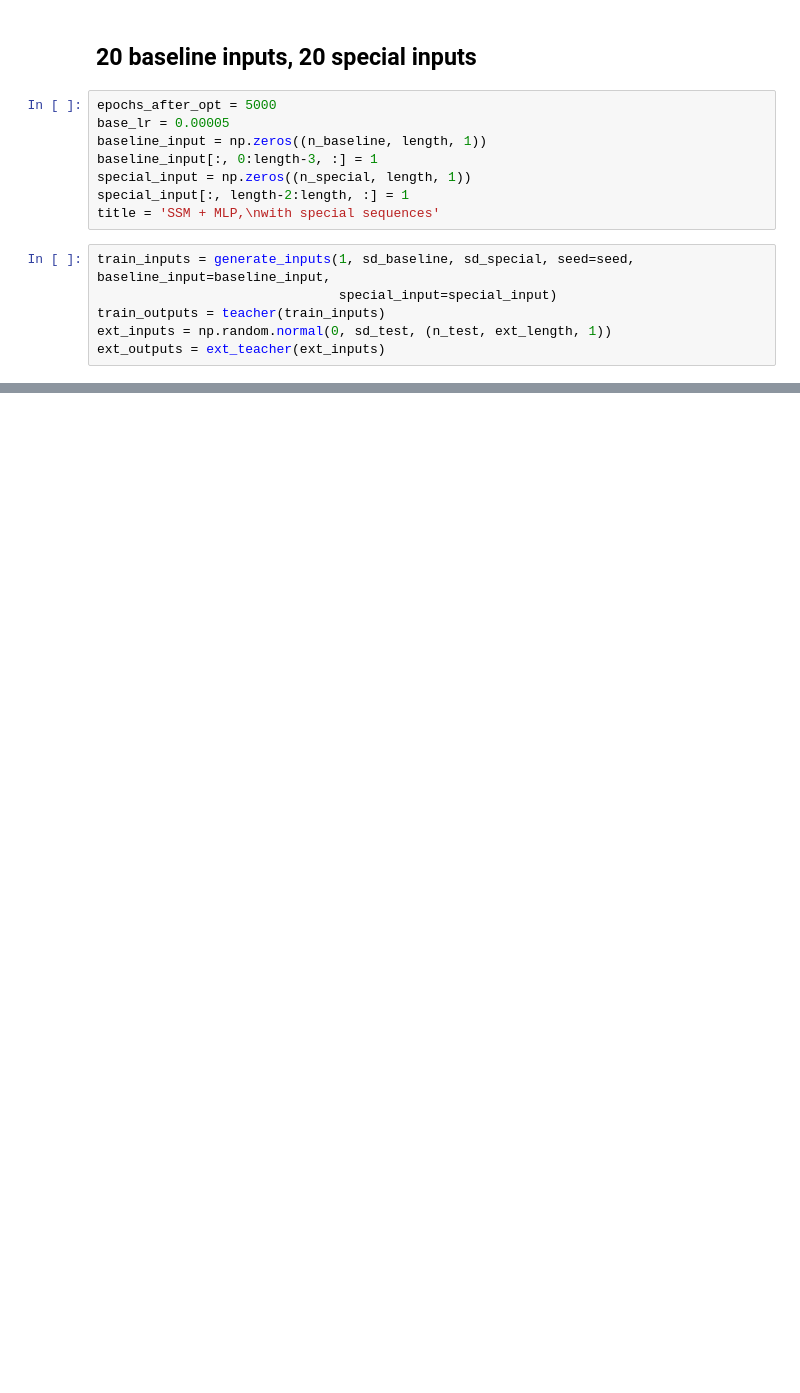
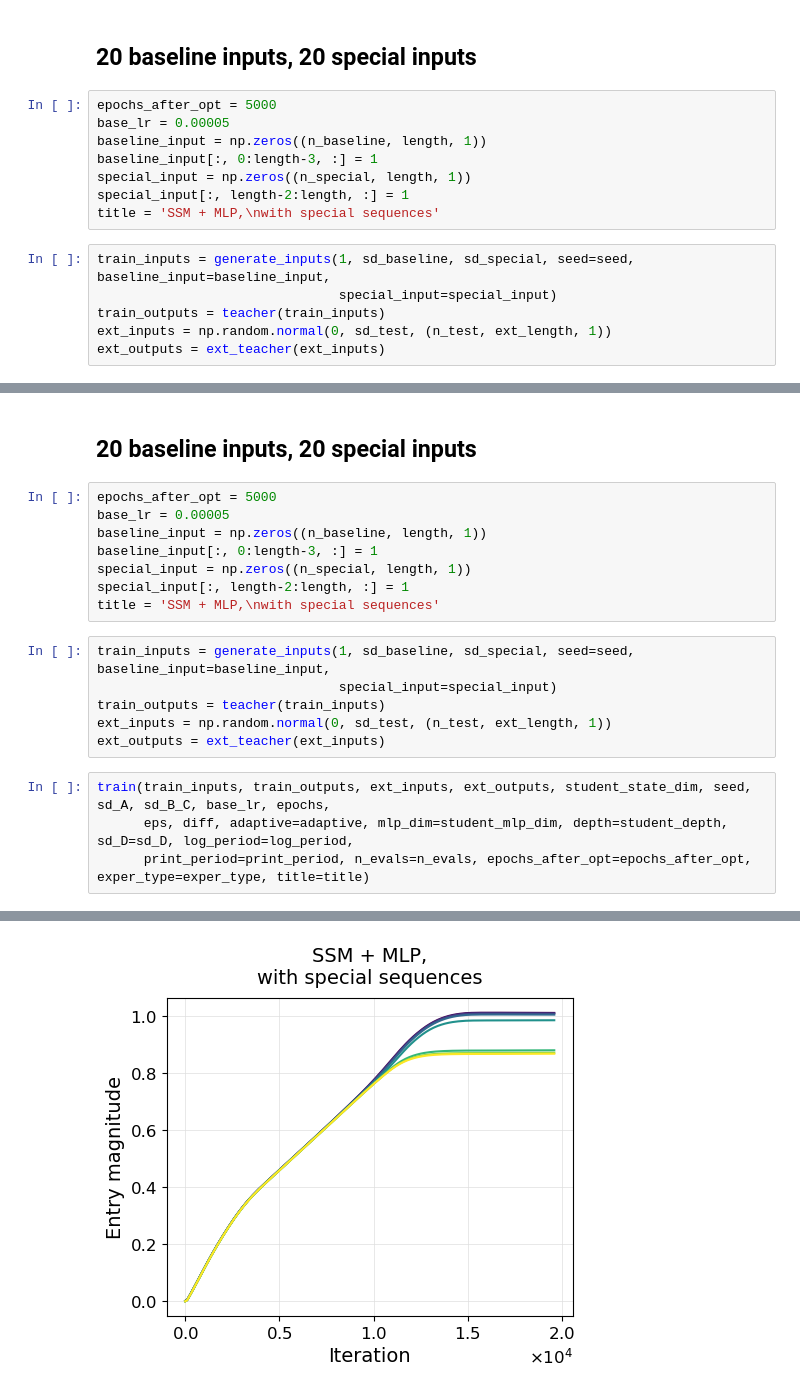
Before and after one commit to YoniSlutzky98/imp-bias-ssm-poison, a Jupyter notebook: ssm_in_nn_dynamics_experiments.ipynb, the cells around one changed output, grey strips where cells are left out. Drawn from its saved outputs; the diff is of its cells as text; blank space fills up the shorter version.

```diff
--- a/ssm_in_nn_dynamics_experiments.ipynb
+++ b/ssm_in_nn_dynamics_experiments.ipynb
@@ -172,0 +496,21 @@ train(train_inputs, train_outputs, ext_inputs, ext_outputs, student_state_dim, s
+# %% [markdown]
+## 20 baseline inputs, 20 special inputs
+# %%
+epochs_after_opt = 5000
+base_lr = 0.00005
+baseline_input = np.zeros((n_baseline, length, 1))
+baseline_input[:, 0:length-3, :] = 1
+special_input = np.zeros((n_special, length, 1))
+special_input[:, length-2:length, :] = 1
+title = 'SSM + MLP,\nwith special sequences'
+# %%
+train_inputs = generate_inputs(1, sd_baseline, sd_special, seed=seed, baseline_input=baseline_input,
+                               special_input=special_input)
+train_outputs = teacher(train_inputs)
+ext_inputs = np.random.normal(0, sd_test, (n_test, ext_length, 1))
+ext_outputs = ext_teacher(ext_inputs)
+# %%
+train(train_inputs, train_outputs, ext_inputs, ext_outputs, student_state_dim, seed, sd_A, sd_B_C, base_lr, epochs,
+      eps, diff, adaptive=adaptive, mlp_dim=student_mlp_dim, depth=student_depth, sd_D=sd_D, log_period=log_period,
+      print_period=print_period, n_evals=n_evals, epochs_after_opt=epochs_after_opt, exper_type=exper_type, title=title)
+# %% [output]
@@ -172,0 +534 @@ train(train_inputs, train_outputs, ext_inputs, ext_outputs, student_state_dim, s
+[figure, added]
```
Also changed, not shown: parts of 30 cells of this notebook, 7 other files.
